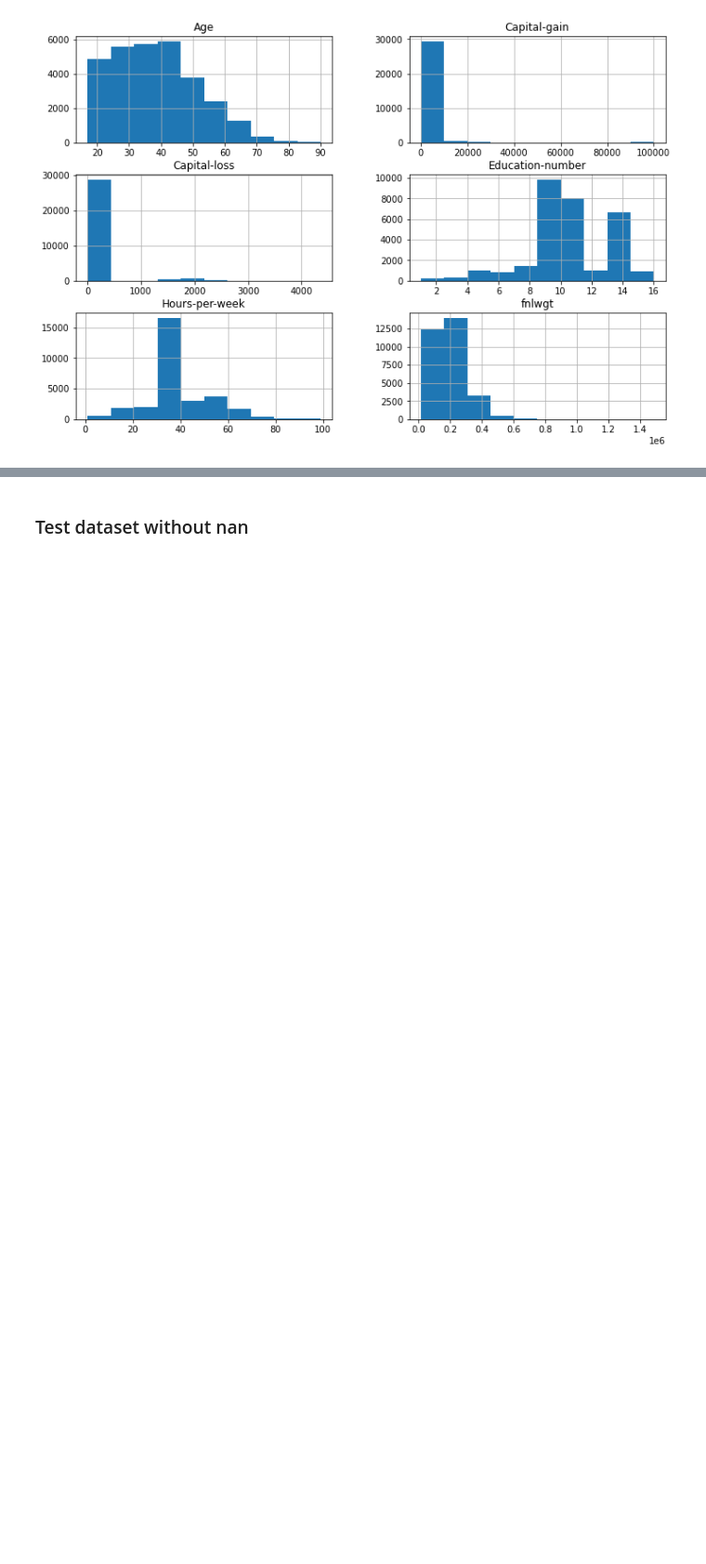
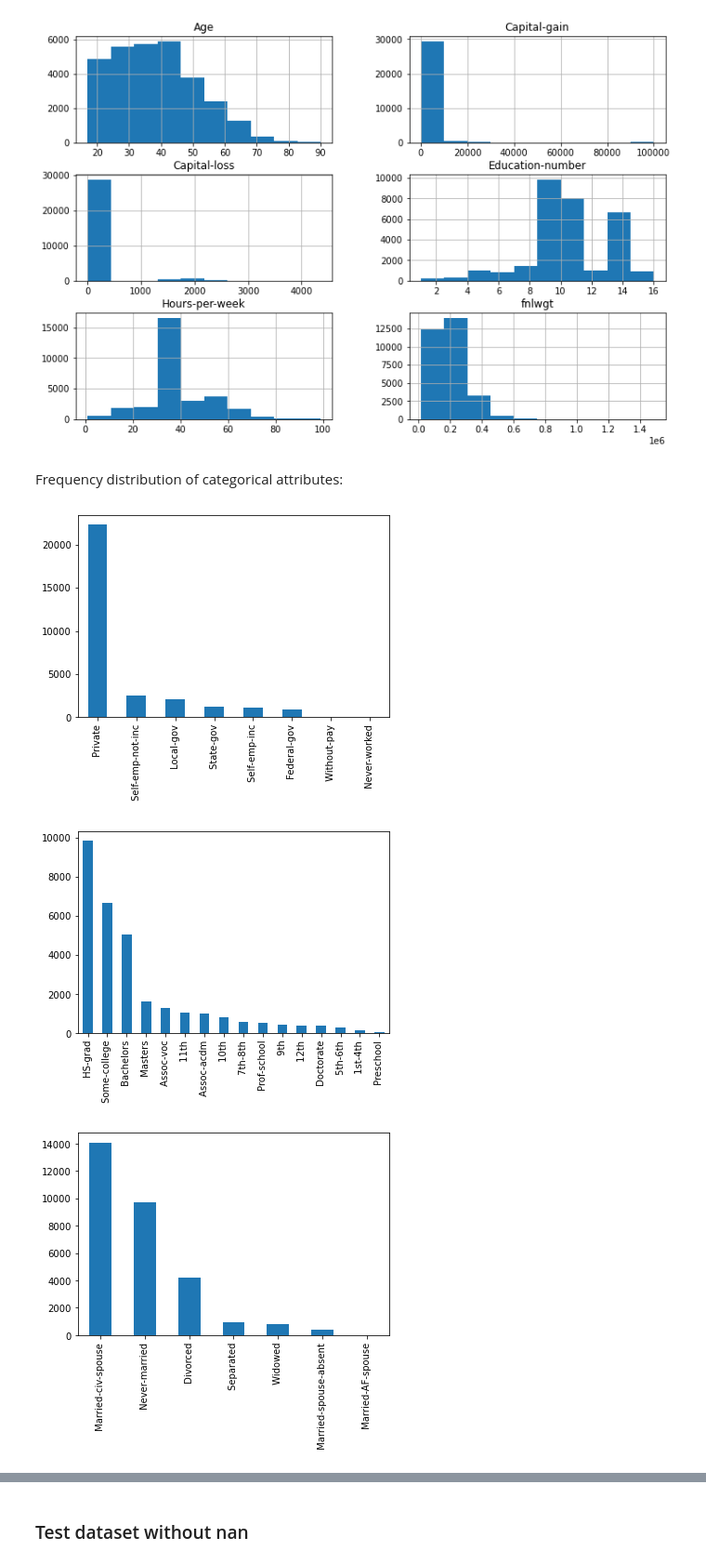
Before and after one commit to Codo155/BSc_Notbooks, a Jupyter notebook: adult_dataset.ipynb, the cells around one changed output, grey strips where cells are left out. Shown at 93% size. Drawn from its saved outputs; the diff is of its cells as text; code cells hidden in the pictures; blank space fills up the shorter version.

Commit message:
Frequ. distribution categorical attributes and export cleaned data

```diff
--- a/adult_dataset.ipynb
+++ b/adult_dataset.ipynb
@@ -14,8 +15,8 @@ warnings.filterwarnings('ignore')
 # %% [markdown]
 Defining headers of datasets
 # %%
-attributes_names= np.array(["Age","Workclass","fnlwgt","Education","Education-number","Marital-status","Occupation","Relationship","Ethnicity","Sex","Capital-gain","Capital-loss","Hours-per-week","Native-country"])
-attributes_categorical=np.array(['Workclass', 'Education', 'Marital-status', 'Occupation','Relationship','Ethnicity','Sex','Native-country'])
+attributes_names= np.array(["Age","Workclass","fnlwgt","Education","Education-number","Marital-status","Occupation","Relationship","Ethnicity","Sex","Capital-gain","Capital-loss","Hours-per-week","Native-country","50k"])
+attributes_categorical=np.array(['Workclass', 'Education', 'Marital-status', 'Occupation','Relationship','Ethnicity','Sex','Native-country','50k'])
 attributes_continous=np.array(['Age','fnlwgt','Education-number','Capital-gain','Capital-loss','Hours-per-week'])
 # %% [markdown]
 Loading train and test datasets:
@@ -191,3 +194,13 @@ min        0.000000        1.000000
 75%        0.000000       45.000000
 max     4356.000000       99.000000
 [figure]
+# %% [markdown]
+Frequency distribution of categorical attributes:
+# %%
+for cat in attributes_categorical:
+    fig, ax = plt.subplots()
+    adult_data[cat].value_counts().plot(ax=ax, kind='bar')
+# %% [output]
+[figure, added]
+[figure, added]
+[figure, added]
```
Also changed, not shown: parts of 8 cells of this notebook, 2 other files.
